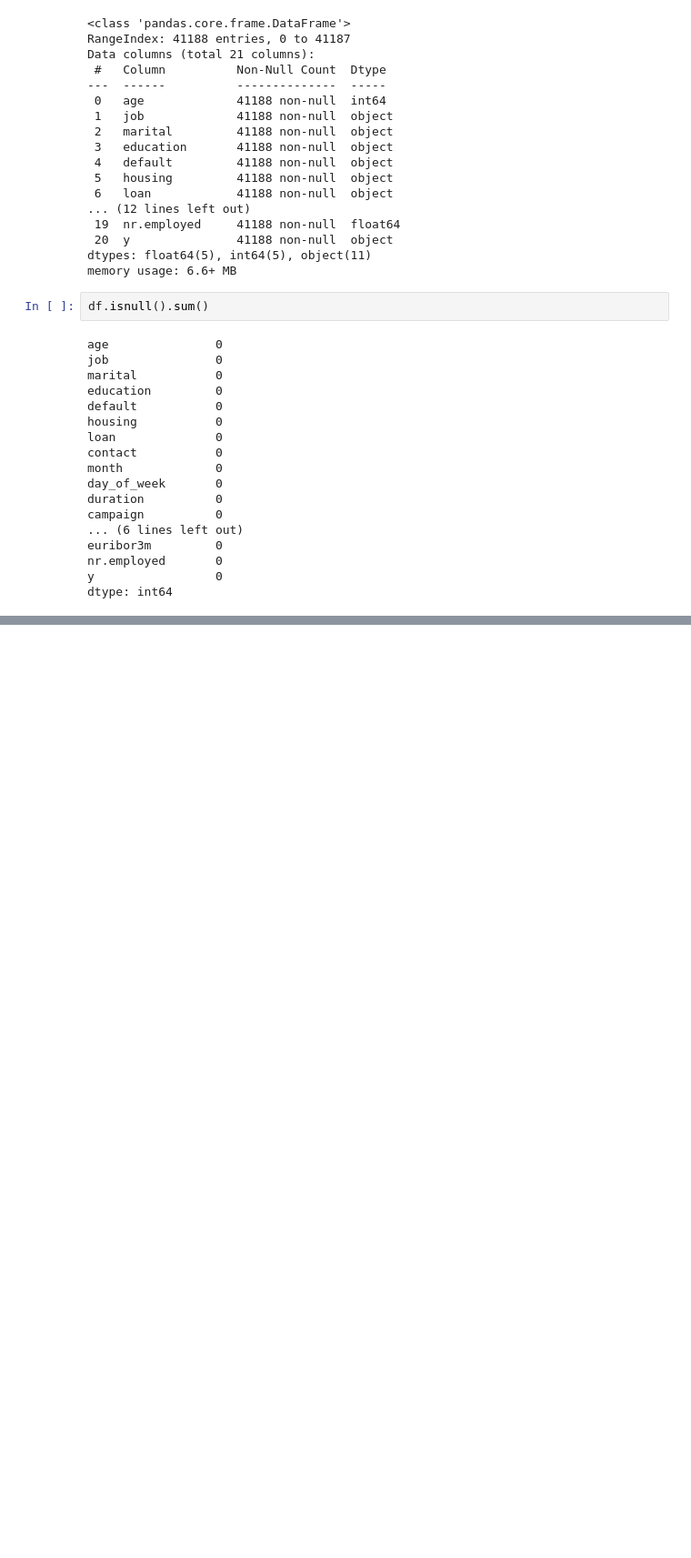
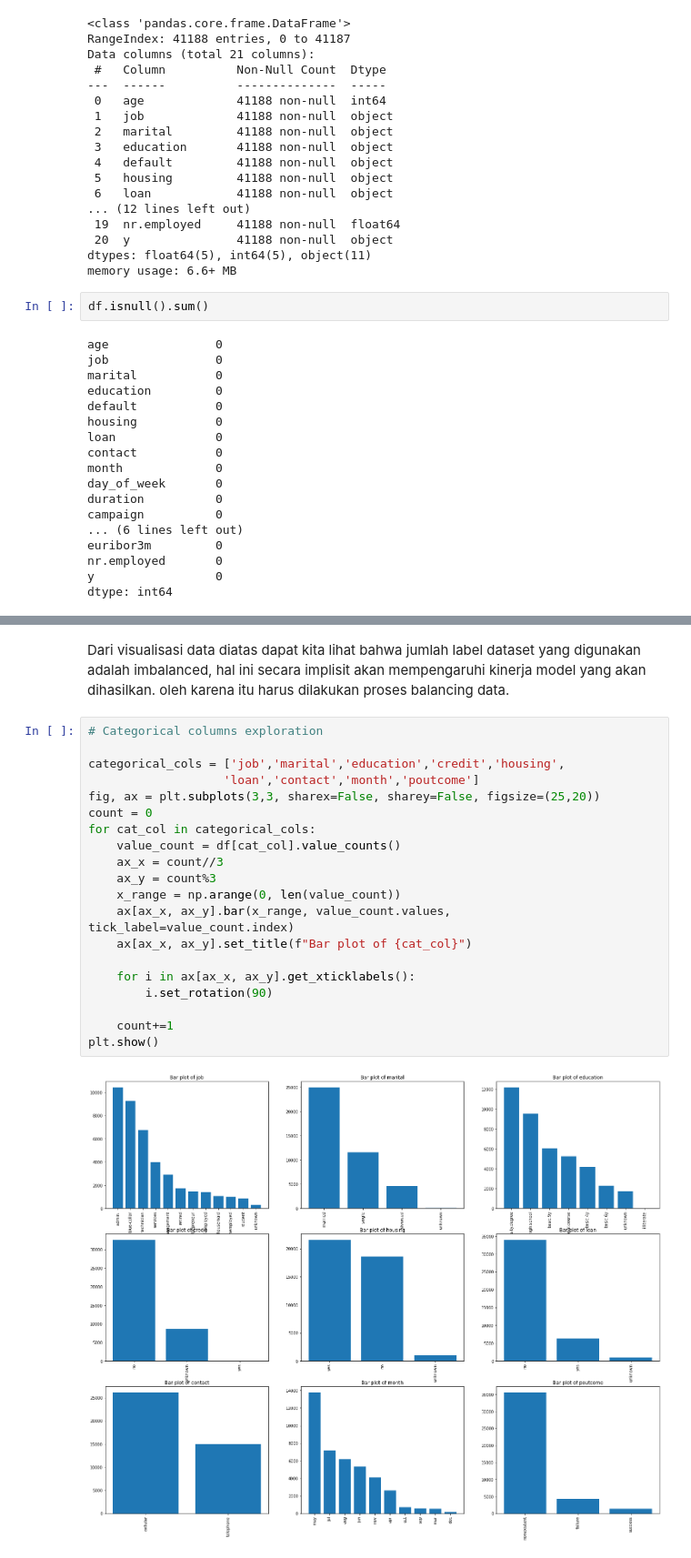
Before and after one commit to safiraauliar/Assignment-DataScience-Hacktiv8, a Jupyter notebook: PYTN_Assgn_3_03_SafiraAuliaRohmah.ipynb, the cells around one changed output, grey strips where cells are left out. Shown at 91% size. Drawn from its saved outputs; the diff is of its cells as text; blank space fills up the shorter version.

```diff
--- a/PYTN_Assgn_3_03_SafiraAuliaRohmah.ipynb
+++ b/PYTN_Assgn_3_03_SafiraAuliaRohmah.ipynb
@@ -92,0 +124,24 @@ dtype: int64
+# %% [markdown]
+Dari visualisasi data diatas dapat kita lihat bahwa jumlah label dataset yang digunakan adalah imbalanced, hal ini secara implisit akan mempengaruhi kinerja model yang akan dihasilkan. oleh karena itu harus dilakukan proses balancing data.
+# %%
+# Categorical columns exploration
+
+categorical_cols = ['job','marital','education','credit','housing',
+                   'loan','contact','month','poutcome']
+fig, ax = plt.subplots(3,3, sharex=False, sharey=False, figsize=(25,20))
+count = 0
+for cat_col in categorical_cols:
+    value_count = df[cat_col].value_counts()
+    ax_x = count//3
+    ax_y = count%3
+    x_range = np.arange(0, len(value_count))
+    ax[ax_x, ax_y].bar(x_range, value_count.values, tick_label=value_count.index)
+    ax[ax_x, ax_y].set_title(f"Bar plot of {cat_col}")
+
+    for i in ax[ax_x, ax_y].get_xticklabels():
+        i.set_rotation(90)
+
+    count+=1
+plt.show()
+# %% [output]
+[figure, added]
```
Also changed, not shown: parts of 27 cells of this notebook, 1 other file.
